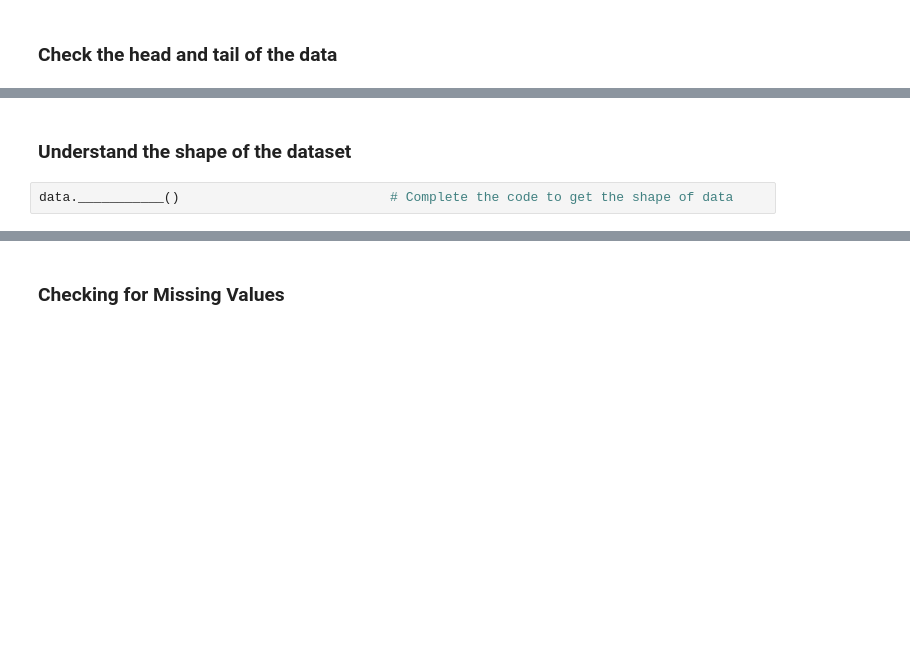
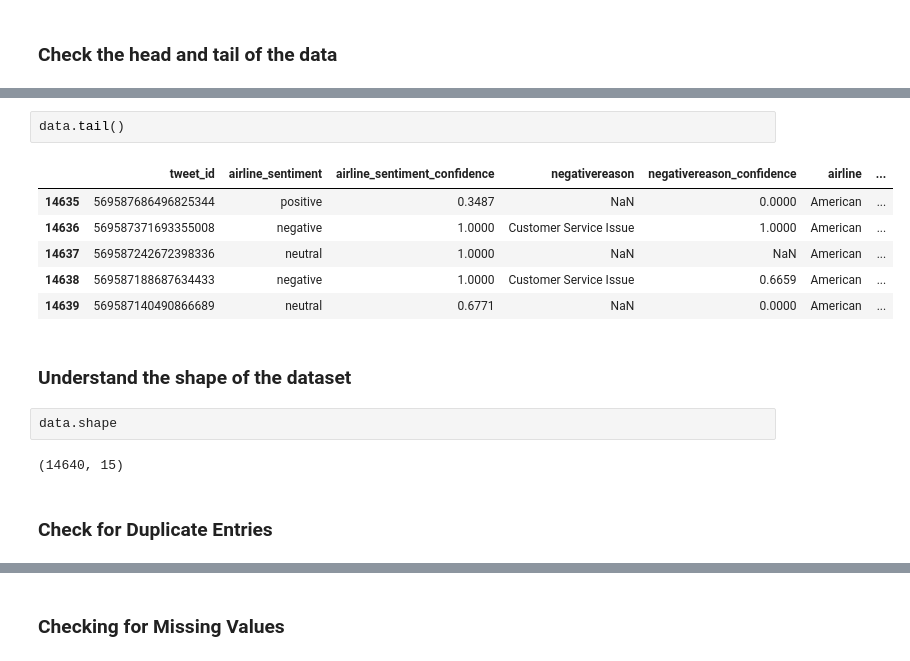
Before and after one commit to FoxHoundOps/PGP-AI-ML, a Jupyter notebook: project7/NLP_Learner_Notebook_Full_code_version.ipynb, the cells around one changed output, grey strips where cells are left out. Drawn from its saved outputs; the diff is of its cells as text; blank space fills up the shorter version.

```diff
--- a/project7/NLP_Learner_Notebook_Full_code_version.ipynb
+++ b/project7/NLP_Learner_Notebook_Full_code_version.ipynb
@@ -112,4 +105,17 @@ data.__________()                            # Complete the code to display the
+# %%
+data.tail()
+# %% [output]
+|  | tweet_id | airline_sentiment | airline_sentiment_confidence | negativereason | negativereason_confidence | airline | ... |
+| 14635 | 569587686496825344 | positive | 0.3487 | NaN | 0.0000 | American | ... |
+| 14636 | 569587371693355008 | negative | 1.0000 | Customer Service Issue | 1.0000 | American | ... |
+| 14637 | 569587242672398336 | neutral | 1.0000 | NaN | NaN | American | ... |
+| 14638 | 569587188687634433 | negative | 1.0000 | Customer Service Issue | 0.6659 | American | ... |
+| 14639 | 569587140490866689 | neutral | 0.6771 | NaN | 0.0000 | American | ... |
 # %% [markdown]
 ### Understand the shape of the dataset
-# %%
-data.___________()                           # Complete the code to get the shape of data
+# %%
+data.shape
+# %% [output]
+(14640, 15)
+# %% [markdown]
+### Check for Duplicate Entries
```
Also changed, not shown: parts of 15 cells of this notebook.
